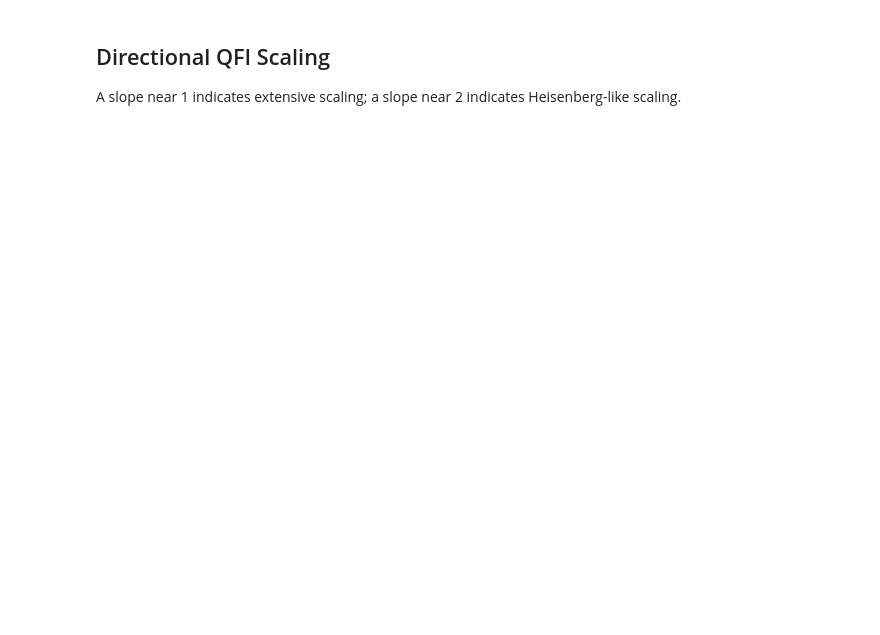
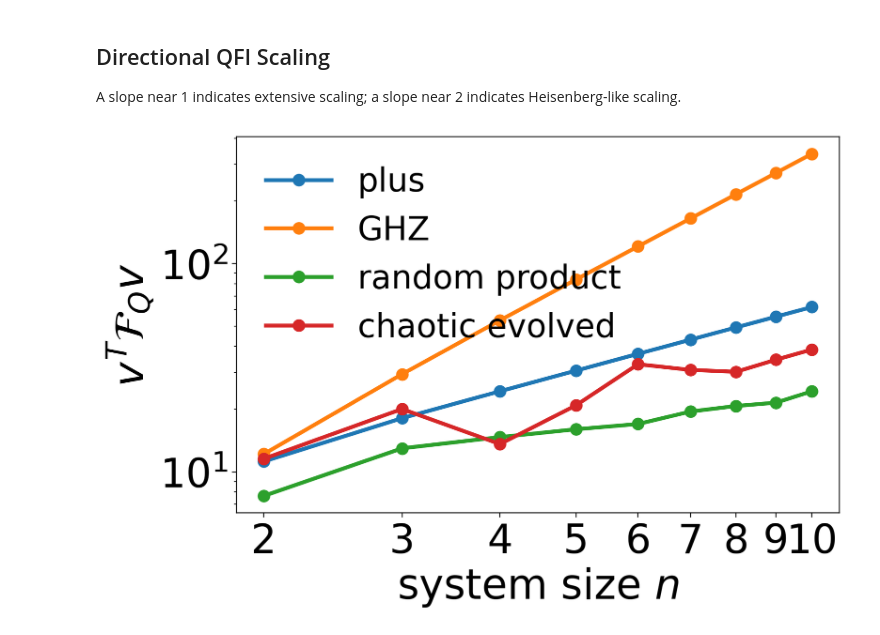
Before and after one commit to Xran-ZH/Sensing-vs-Simulation, a Jupyter notebook: qfi_scaling.ipynb, the cells around one changed output. Drawn from its saved outputs; the diff is of its cells as text; code cells hidden in the pictures; blank space fills up the shorter version.

```diff
--- a/qfi_scaling.ipynb
+++ b/qfi_scaling.ipynb
@@ -11,7 +11,17 @@ import matplotlib.ticker as mticker
 import numpy as np
 
 DATA_DIR = Path("data/qfi_scaling")
-plt.rcParams.update({"figure.dpi": 140})
+FIGURE_DIR = Path("paper_figures")
+FIGURE_DIR.mkdir(exist_ok=True)
+plt.rcParams.update({
+    "figure.dpi": 220,
+    "font.size": 30,
+    "axes.labelsize": 33,
+    "xtick.labelsize": 32,
+    "ytick.labelsize": 32,
+    "legend.fontsize": 26,
+    "axes.titlesize": 33,
+})
 
 def load_config(dataset_dir):
     with open(dataset_dir / "config.json") as f:
@@ -51,17 +68,21 @@ print("exponents:", exponents)
 
 A slope near 1 indicates extensive scaling; a slope near 2 indicates Heisenberg-like scaling.
 # %%
-fig, ax = plt.subplots(figsize=(5.4, 3.6))
+fig, ax = plt.subplots(figsize=(9.0, 6.1))
 for label, qfi in zip(state_labels, qfi_values):
-    ax.loglog(n_values, qfi, marker="o", label=str(label))
+    ax.loglog(n_values, qfi, marker="o", markersize=9, linewidth=3.1, label=str(label))
 
 ax.xaxis.set_major_locator(mticker.FixedLocator(n_values))
 ax.xaxis.set_major_formatter(mticker.FixedFormatter([str(n) for n in n_values]))
 ax.set_xlabel(r"system size $n$")
 ax.set_ylabel(r"$v^T \mathcal{F}_Q v$")
-ax.set_title("Directional QFI scaling")
 ax.legend(frameon=False)
+ax.tick_params(axis="both", which="major", labelsize=32)
 fig.tight_layout()
+fig.savefig(FIGURE_DIR / "qfi_scaling.pdf", bbox_inches="tight")
+fig.savefig(FIGURE_DIR / "qfi_scaling.png", bbox_inches="tight")
+# %% [output]
+[figure, added]
 # %%
 fig, ax = plt.subplots(figsize=(5.4, 3.3))
 ax.bar([str(label) for label in state_labels], exponents)
```
Also changed, not shown: parts of 2 cells of this notebook, 15 other files.
